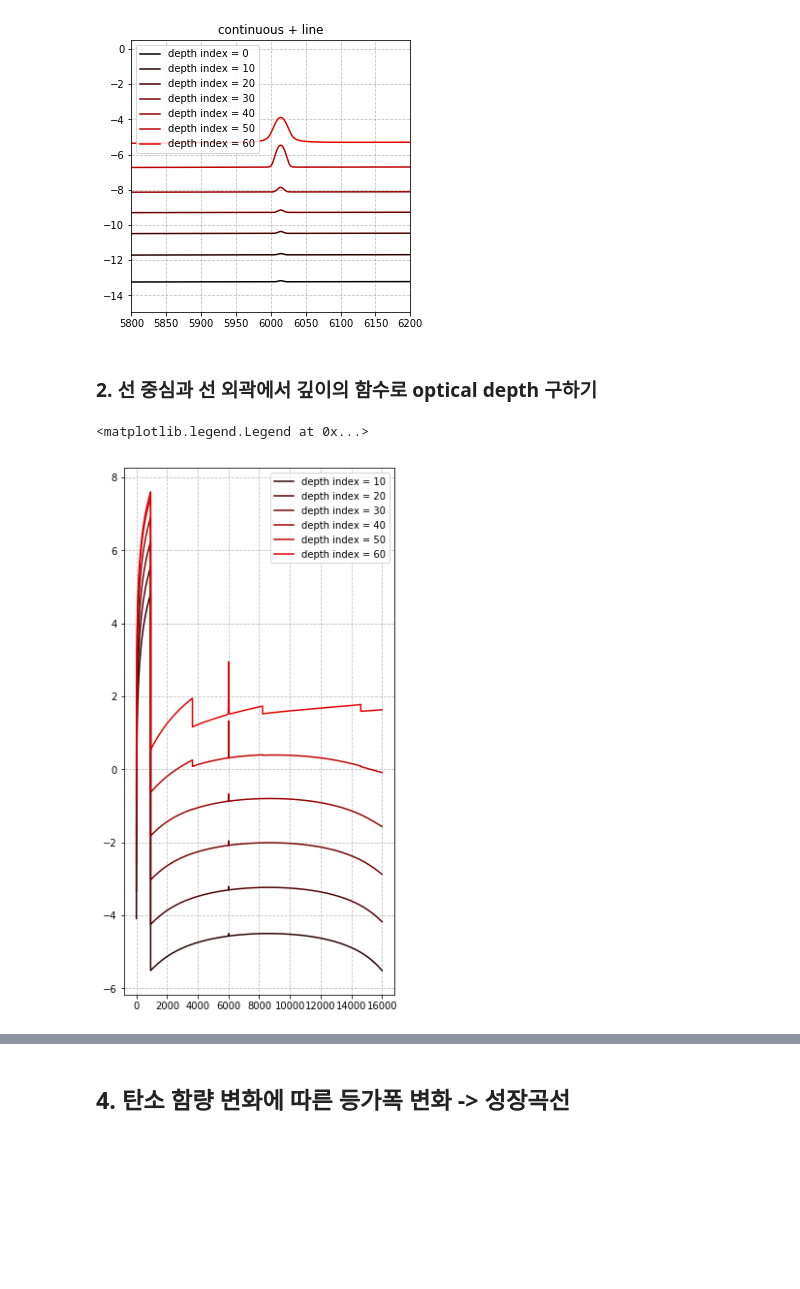
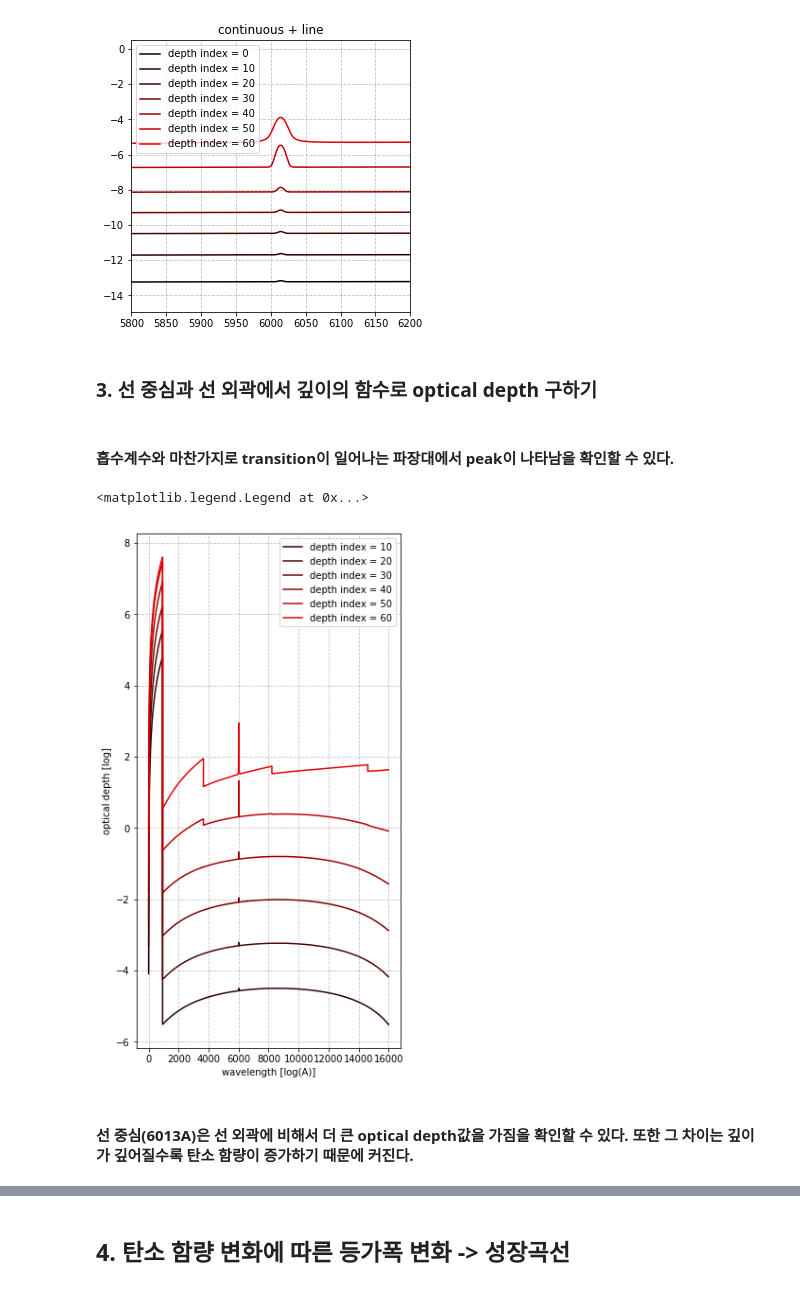
Before and after one commit to eunheeko/stellar_astrophysics, a Jupyter notebook: continuum_hw_ver.ipynb, the cells around one changed output, grey strips where cells are left out. Saved outputs shown, nothing was run; the diff lists cells and outputs as text; code cells hidden in the pictures; blank space fills up the shorter version.

```diff
--- a/continuum_hw_ver.ipynb
+++ b/continuum_hw_ver.ipynb
@@ -531,7 +531,7 @@ axs.legend()
 <matplotlib.legend.Legend at 0x...>
 [figure]
 # %% [markdown]
-### 2. 선 중심과 선 외곽에서 깊이의 함수로 optical depth 구하기
+### 3. 선 중심과 선 외곽에서 깊이의 함수로 optical depth 구하기
 # %%
 #return optical depth as a function of depth
 def cal_tau(lam):
@@ -566,19 +566,21 @@ def cal_tau(lam):
     return tau
 # %%
 optical_depth = cal_tau(wave)
+# %% [markdown]
+#### 흡수계수와 마찬가지로 transition이 일어나는 파장대에서 peak이 나타남을 확인할 수 있다.
 # %%
 fig, ax = plt.subplots(figsize=(5,10))
 # ax.set_xlim([2,4.5])
-# ax.set_xlabel('wavelength [log(A)]')
-# ax.set_ylabel('H ff absorption coefficient [log]')
+ax.set_xlabel('wavelength [log(A)]')
+ax.set_ylabel('optical depth [log]')
 
 ax.grid(True, axis='both', color='gray', alpha=0.5, linestyle='--')
 for i in np.arange(10,63, 10):
     ax.plot(wave, np.log10(optical_depth[i]), color = [0.015*i,0,0], label = f'depth index = {i}')
 ax.legend()
 # %% [output]
 <matplotlib.legend.Legend at 0x...>
-[figure, old version]
+[figure, new version]
 # %%
 def get_od(wave_num):
 
@@ -588,6 +590,8 @@ def get_od(wave_num):
         depths.append(depth)
 
     return depths
+# %% [markdown]
+#### 선 중심(6013A)은 선 외곽에 비해서 더 큰 optical depth값을 가짐을 확인할 수 있다. 또한 그 차이는 깊이가 깊어질수록 탄소 함량이 증가하기 때문에 커진다.
 # %%
 fig, ax = plt.subplots(2, figsize=(5,10))
 # ax.set_xlim([2,4.5])
```
Also changed, not shown: parts of 8 cells of this notebook.
